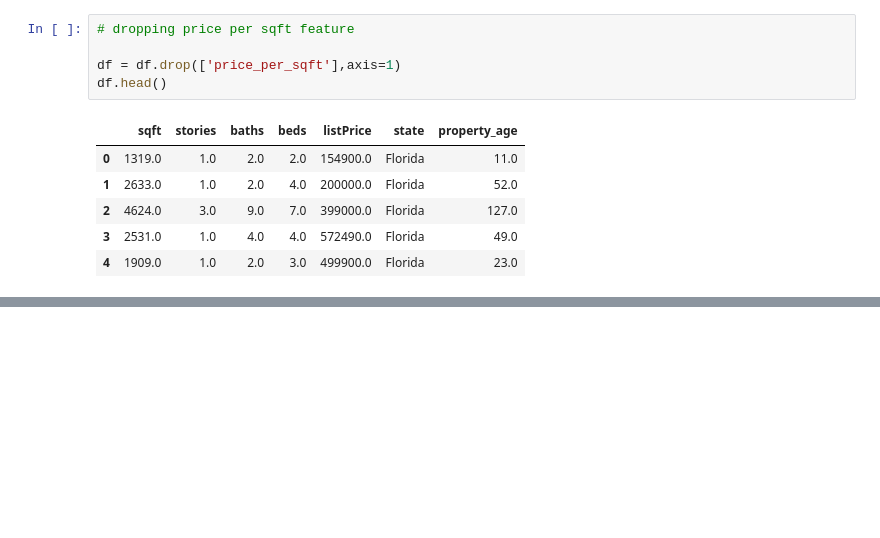
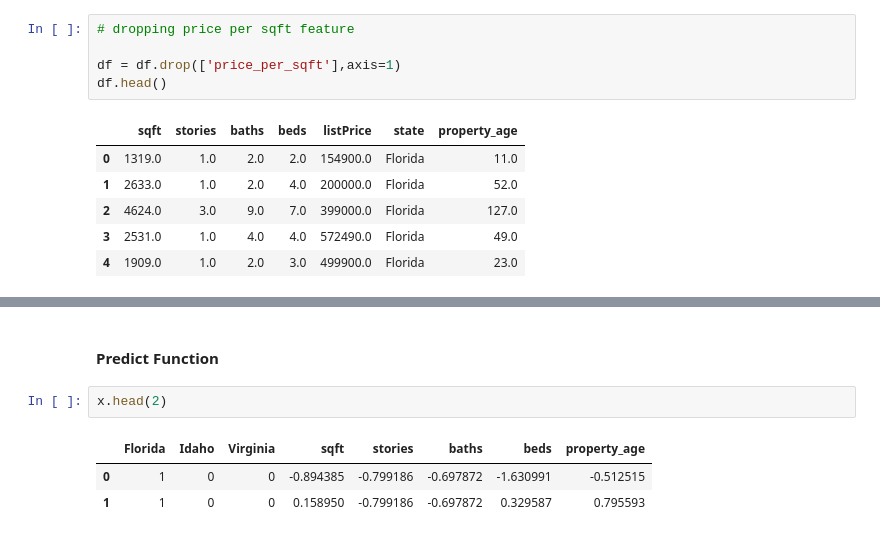
Before and after one commit to NishanD21/Price-Prediction-model-for-Real-Estate, a Jupyter notebook: real_estate.ipynb, the cells around one changed output, grey strips where cells are left out. Drawn from its saved outputs; the diff is of its cells as text; blank space fills up the shorter version.

```diff
--- a/real_estate.ipynb
+++ b/real_estate.ipynb
@@ -554,0 +709,8 @@ df.head()
+# %% [markdown]
+#### Predict Function
+# %%
+x.head(2)
+# %% [output]
+|  | Florida | Idaho | Virginia | sqft | stories | baths | beds | property_age |
+| 0 | 1 | 0 | 0 | -0.894385 | -0.799186 | -0.697872 | -1.630991 | -0.512515 |
+| 1 | 1 | 0 | 0 | 0.158950 | -0.799186 | -0.697872 | 0.329587 | 0.795593 |
```
Also changed, not shown: parts of 14 cells of this notebook.
